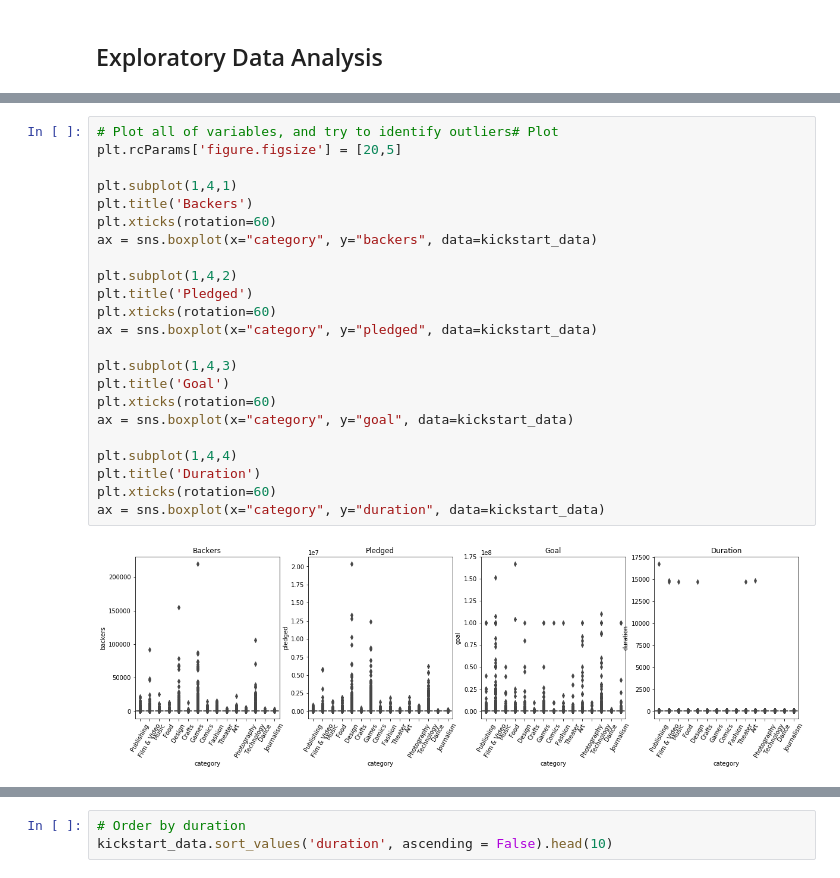
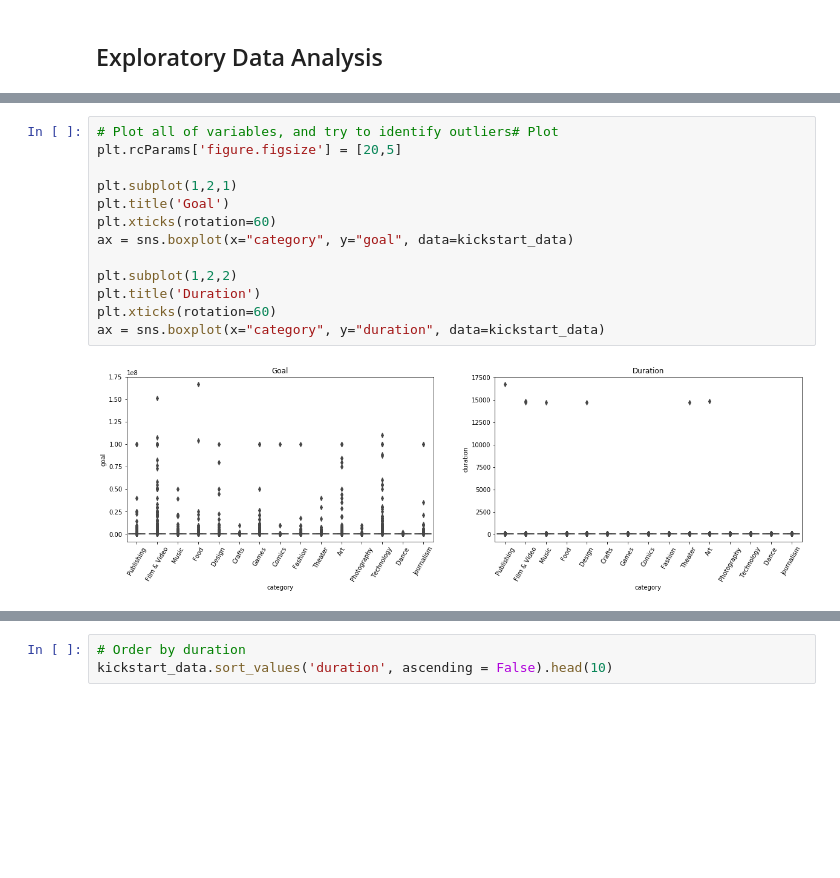
Before and after one commit to mhuh22/Thinkful, a Jupyter notebook: Bootcamp/Unit 3/Lesson 7 - Capstone/Predicting The Outcome of Kickstarter Projects.ipynb, the cells around one changed output, grey strips where cells are left out. Cells and saved outputs as stored; diff of their text form; blank space fills up the shorter version.

```diff
--- a/Bootcamp/Unit 3/Lesson 7 - Capstone/Predicting The Outcome of Kickstarter Projects.ipynb
+++ b/Bootcamp/Unit 3/Lesson 7 - Capstone/Predicting The Outcome of Kickstarter Projects.ipynb
@@ -164,25 +204,15 @@ kickstart_data.describe()
 # %%
 # Plot all of variables, and try to identify outliers# Plot
 plt.rcParams['figure.figsize'] = [20,5]
 
-plt.subplot(1,4,1)
-plt.title('Backers')
-plt.xticks(rotation=60)
-ax = sns.boxplot(x="category", y="backers", data=kickstart_data)
-
-plt.subplot(1,4,2)
-plt.title('Pledged')
-plt.xticks(rotation=60)
-ax = sns.boxplot(x="category", y="pledged", data=kickstart_data)
-
-plt.subplot(1,4,3)
+plt.subplot(1,2,1)
 plt.title('Goal')
 plt.xticks(rotation=60)
 ax = sns.boxplot(x="category", y="goal", data=kickstart_data)
 
-plt.subplot(1,4,4)
+plt.subplot(1,2,2)
 plt.title('Duration')
 plt.xticks(rotation=60)
 ax = sns.boxplot(x="category", y="duration", data=kickstart_data)
 # %% [output]
-[figure, old version]
+[figure, new version]
```
Also changed, not shown: parts of 31 cells of this notebook.
